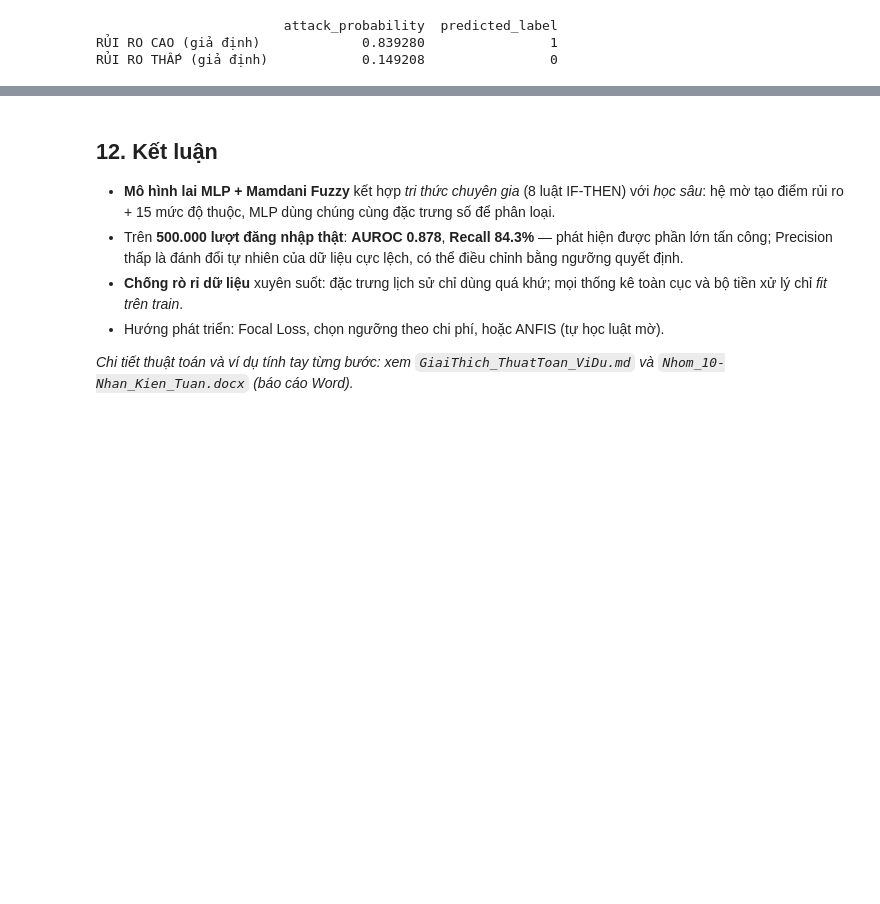
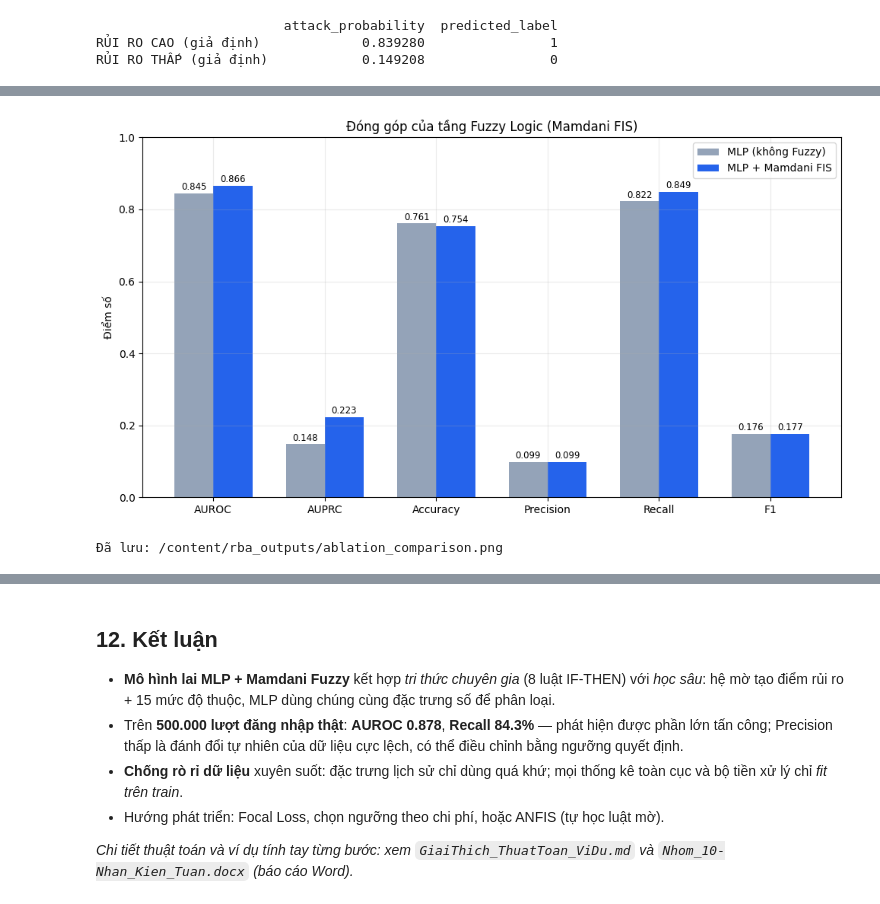
Before and after one commit to 2591317-student/MachineLearningAdvance, a Jupyter notebook: Nhom_10-Nhan_Kien_Tuan.ipynb, the cells around one changed output, grey strips where cells are left out. Drawn from its saved outputs; the diff is of its cells as text; code cells hidden in the pictures; blank space fills up the shorter version.

```diff
--- a/Nhom_10-Nhan_Kien_Tuan.ipynb
+++ b/Nhom_10-Nhan_Kien_Tuan.ipynb
@@ -680,0 +770,12 @@ RỦI RO THẤP (giả định)            0.149208                0
+# %%
+t0 = time.time()
+
+model_nofuzzy, device_nofuzzy, history_nofuzzy = train_mlp(
+    X_train_nf,
+    y_train,
+    X_val_nf,
+    y_val,
+    input_dim=X_train_nf.shape[1],
+)
+
+print(f"Train (không fuzzy) xong trong {(time.time() - t0) / 60:.2f} phút")
@@ -680,0 +800,8 @@ RỦI RO THẤP (giả định)            0.149208                0
+# %%
+# Đánh giá với threshold=0.5, cùng cách đo với mô hình chính ở Bước 16
+results_nofuzzy = evaluate(model_nofuzzy, X_test_nf, y_test, device_nofuzzy, threshold=0.5)
+
+metrics_nofuzzy_df = pd.DataFrame(
+    {"Metric": METRICS, "Score": [results_nofuzzy[m] for m in METRICS]}
+)
+display(metrics_nofuzzy_df.style.format({"Score": "{:.4f}"}))
@@ -680,0 +837,28 @@ RỦI RO THẤP (giả định)            0.149208                0
+# %%
+x = np.arange(len(METRICS))
+width = 0.35
+
+vals_nf = [results_nofuzzy[m] for m in METRICS]
+vals_f = [results[m] for m in METRICS]
+
+fig, ax = plt.subplots(figsize=(10, 5.5))
+bars1 = ax.bar(x - width / 2, vals_nf, width, label="MLP (không Fuzzy)", color="#94a3b8")
+bars2 = ax.bar(x + width / 2, vals_f, width, label="MLP + Mamdani FIS", color="#2563eb")
+
+for bars in (bars1, bars2):
+    for bar in bars:
+        h = bar.get_height()
+        ax.text(bar.get_x() + bar.get_width() / 2, h + 0.01, f"{h:.3f}", ha="center", fontsize=8.5)
+
+ax.set_xticks(x)
+ax.set_xticklabels(METRICS)
+ax.set_ylim(0, 1)
+ax.set_ylabel("Điểm số")
+ax.set_title("Đóng góp của tầng Fuzzy Logic (Mamdani FIS)")
+ax.legend()
+ax.grid(alpha=0.25)
+
+save_and_show(fig, "ablation_comparison.png")
+# %% [output]
+[figure, added]
+Đã lưu: /content/rba_outputs/ablation_comparison.png
```
Also changed, not shown: parts of 8 cells of this notebook, 2 other files.
